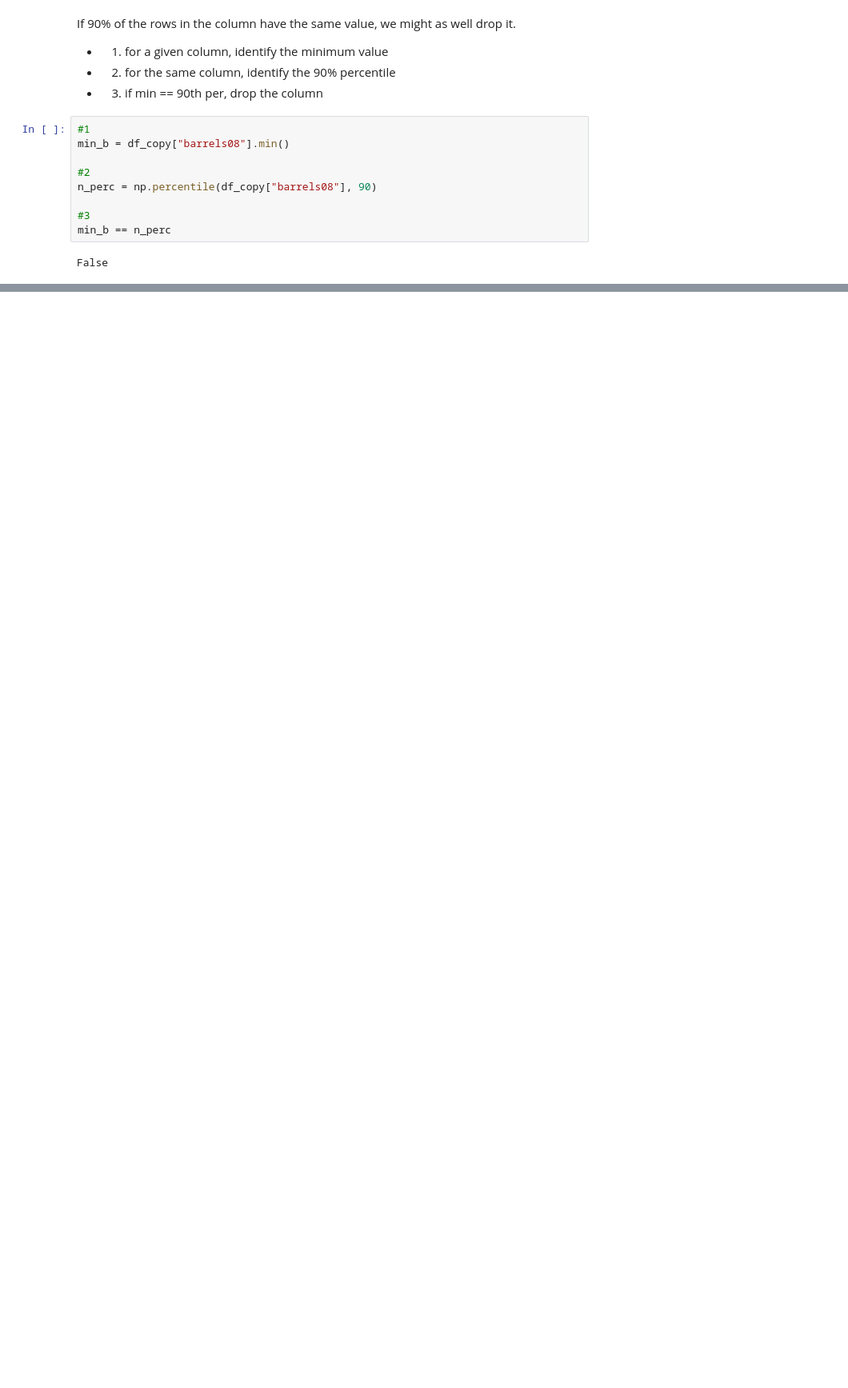
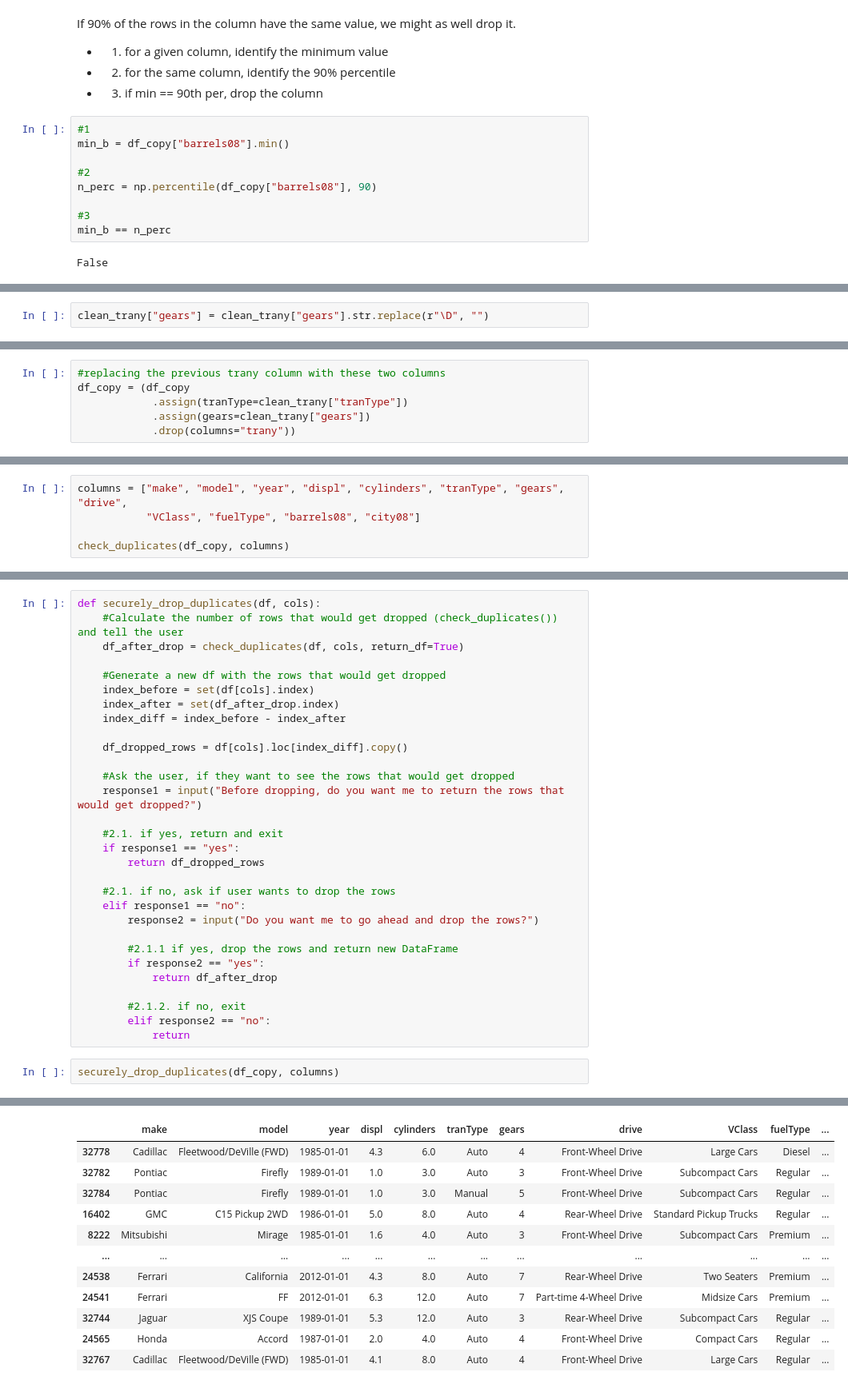
Before and after one commit to ironhack-datalabs/data-ber-08-20, a Jupyter notebook: Notes/module-1/week-2/2.2_pandas_data_cleaning.ipynb, the cells around one changed output, grey strips where cells are left out. Shown: that part at 80% size. Cells and saved outputs as stored; diff of their text form; blank space fills up the shorter version.

```diff
--- a/Notes/module-1/week-2/2.2_pandas_data_cleaning.ipynb
+++ b/Notes/module-1/week-2/2.2_pandas_data_cleaning.ipynb
@@ -368,0 +737,2 @@ False
+# %%
+clean_trany["gears"] = clean_trany["gears"].str.replace(r"\D", "")
@@ -368,0 +749,6 @@ False
+# %%
+#replacing the previous trany column with these two columns
+df_copy = (df_copy
+            .assign(tranType=clean_trany["tranType"])
+            .assign(gears=clean_trany["gears"])
+            .drop(columns="trany"))
@@ -368,0 +833,5 @@ False
+# %%
+columns = ["make", "model", "year", "displ", "cylinders", "tranType", "gears", "drive",
+           "VClass", "fuelType", "barrels08", "city08"]
+
+check_duplicates(df_copy, columns)
@@ -368,0 +848,33 @@ False
+# %%
+def securely_drop_duplicates(df, cols):
+    #Calculate the number of rows that would get dropped (check_duplicates()) and tell the user
+    df_after_drop = check_duplicates(df, cols, return_df=True)
+
+    #Generate a new df with the rows that would get dropped
+    index_before = set(df[cols].index)
+    index_after = set(df_after_drop.index)
+    index_diff = index_before - index_after
+
+    df_dropped_rows = df[cols].loc[index_diff].copy()
+
+    #Ask the user, if they want to see the rows that would get dropped
+    response1 = input("Before dropping, do you want me to return the rows that would get dropped?")
+
+    #2.1. if yes, return and exit
+    if response1 == "yes":
+        return df_dropped_rows
+
+    #2.1. if no, ask if user wants to drop the rows
+    elif response1 == "no":
+        response2 = input("Do you want me to go ahead and drop the rows?")
+
+        #2.1.1 if yes, drop the rows and return new DataFrame
+        if response2 == "yes":
+            return df_after_drop
+
+        #2.1.2. if no, exit
+        elif response2 == "no":
+            return
+# %%
+securely_drop_duplicates(df_copy, columns)
+# %% [output]
@@ -368,0 +883,12 @@ False
+|  | make | model | year | displ | cylinders | tranType | gears | drive | VClass | fuelType | ... |
+| 32778 | Cadillac | Fleetwood/DeVille (FWD) | 1985-01-01 | 4.3 | 6.0 | Auto | 4 | Front-Wheel Drive | Large Cars | Diesel | ... |
+| 32782 | Pontiac | Firefly | 1989-01-01 | 1.0 | 3.0 | Auto | 3 | Front-Wheel Drive | Subcompact Cars | Regular | ... |
+| 32784 | Pontiac | Firefly | 1989-01-01 | 1.0 | 3.0 | Manual | 5 | Front-Wheel Drive | Subcompact Cars | Regular | ... |
+| 16402 | GMC | C15 Pickup 2WD | 1986-01-01 | 5.0 | 8.0 | Auto | 4 | Rear-Wheel Drive | Standard Pickup Trucks | Regular | ... |
+| 8222 | Mitsubishi | Mirage | 1985-01-01 | 1.6 | 4.0 | Auto | 3 | Front-Wheel Drive | Subcompact Cars | Premium | ... |
+| ... | ... | ... | ... | ... | ... | ... | ... | ... | ... | ... | ... |
+| 24538 | Ferrari | California | 2012-01-01 | 4.3 | 8.0 | Auto | 7 | Rear-Wheel Drive | Two Seaters | Premium | ... |
+| 24541 | Ferrari | FF | 2012-01-01 | 6.3 | 12.0 | Auto | 7 | Part-time 4-Wheel Drive | Midsize Cars | Premium | ... |
+| 32744 | Jaguar | XJS Coupe | 1989-01-01 | 5.3 | 12.0 | Auto | 3 | Rear-Wheel Drive | Subcompact Cars | Regular | ... |
+| 24565 | Honda | Accord | 1987-01-01 | 2.0 | 4.0 | Auto | 4 | Front-Wheel Drive | Compact Cars | Regular | ... |
+| 32767 | Cadillac | Fleetwood/DeVille (FWD) | 1985-01-01 | 4.1 | 8.0 | Auto | 4 | Front-Wheel Drive | Large Cars | Regular | ... |
```
Also changed, not shown: parts of 64 cells of this notebook, 1 other file.
